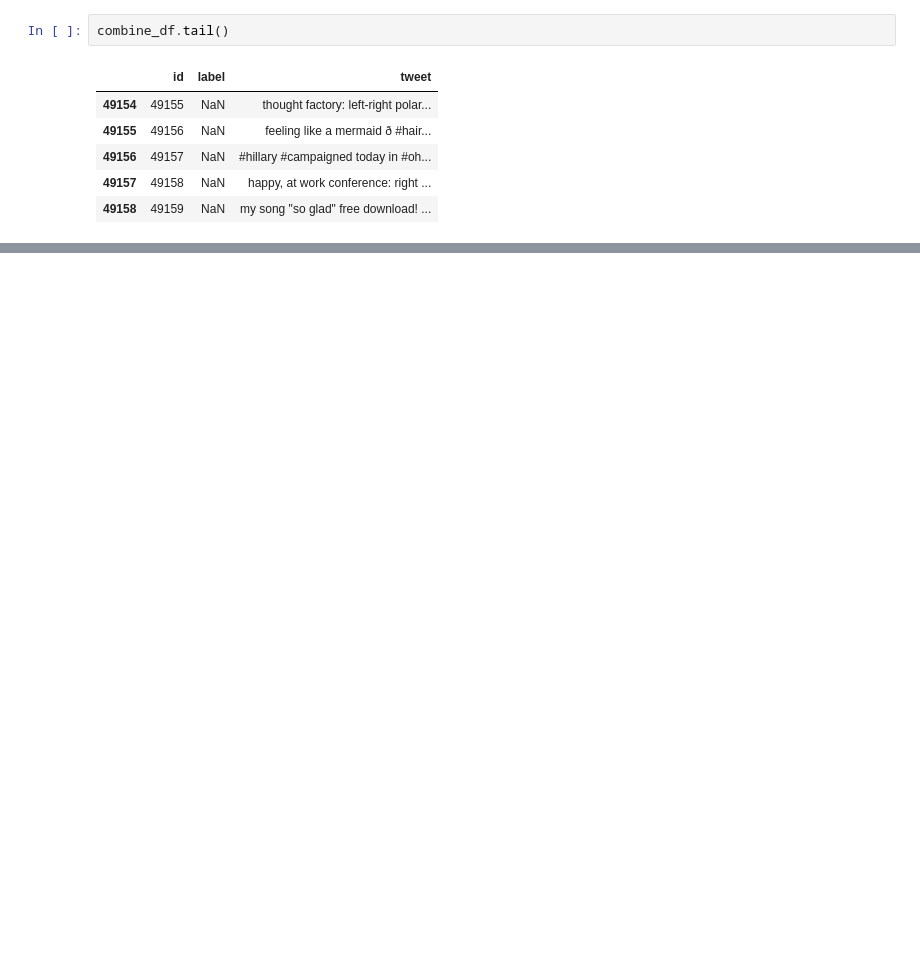
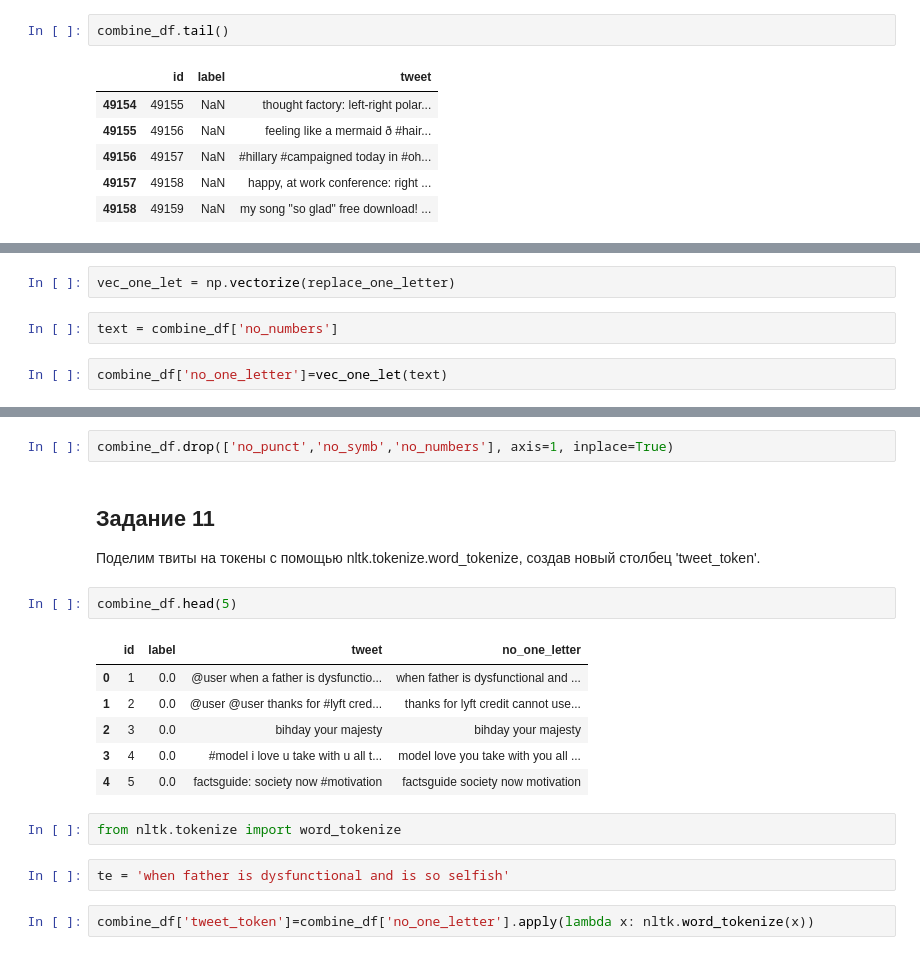
Before and after one commit to ArtemPrianikov/NLP, a Jupyter notebook: 01/hw_lesson_1.ipynb, the cells around one changed output, grey strips where cells are left out. Cells and saved outputs as stored; diff of their text form; blank space fills up the shorter version.

```diff
--- a/01/hw_lesson_1.ipynb
+++ b/01/hw_lesson_1.ipynb
@@ -429,0 +619,6 @@ h.unescape(s)
+# %%
+vec_one_let = np.vectorize(replace_one_letter)
+# %%
+text = combine_df['no_numbers']
+# %%
+combine_df['no_one_letter']=vec_one_let(text)
@@ -429,0 +632,20 @@ h.unescape(s)
+# %%
+combine_df.drop(['no_punct','no_symb','no_numbers'], axis=1, inplace=True)
+# %% [markdown]
+## Задание 11
+Поделим твиты на токены с помощью nltk.tokenize.word_tokenize, создав новый столбец 'tweet_token'.
+# %%
+combine_df.head(5)
+# %% [output]
+|  | id | label | tweet | no_one_letter |
+| 0 | 1 | 0.0 | @user when a father is dysfunctio... | when father is dysfunctional and ... |
+| 1 | 2 | 0.0 | @user @user thanks for #lyft cred... | thanks for lyft credit cannot use... |
+| 2 | 3 | 0.0 | bihday your majesty | bihday your majesty |
+| 3 | 4 | 0.0 | #model i love u take with u all t... | model love you take with you all ... |
+| 4 | 5 | 0.0 | factsguide: society now #motivation | factsguide society now motivation |
+# %%
+from nltk.tokenize import word_tokenize
+# %%
+te = 'when father is dysfunctional and is so selfish'
+# %%
+combine_df['tweet_token']=combine_df['no_one_letter'].apply(lambda x: nltk.word_tokenize(x))
```
Also changed, not shown: parts of 113 cells of this notebook, 1 other file.
